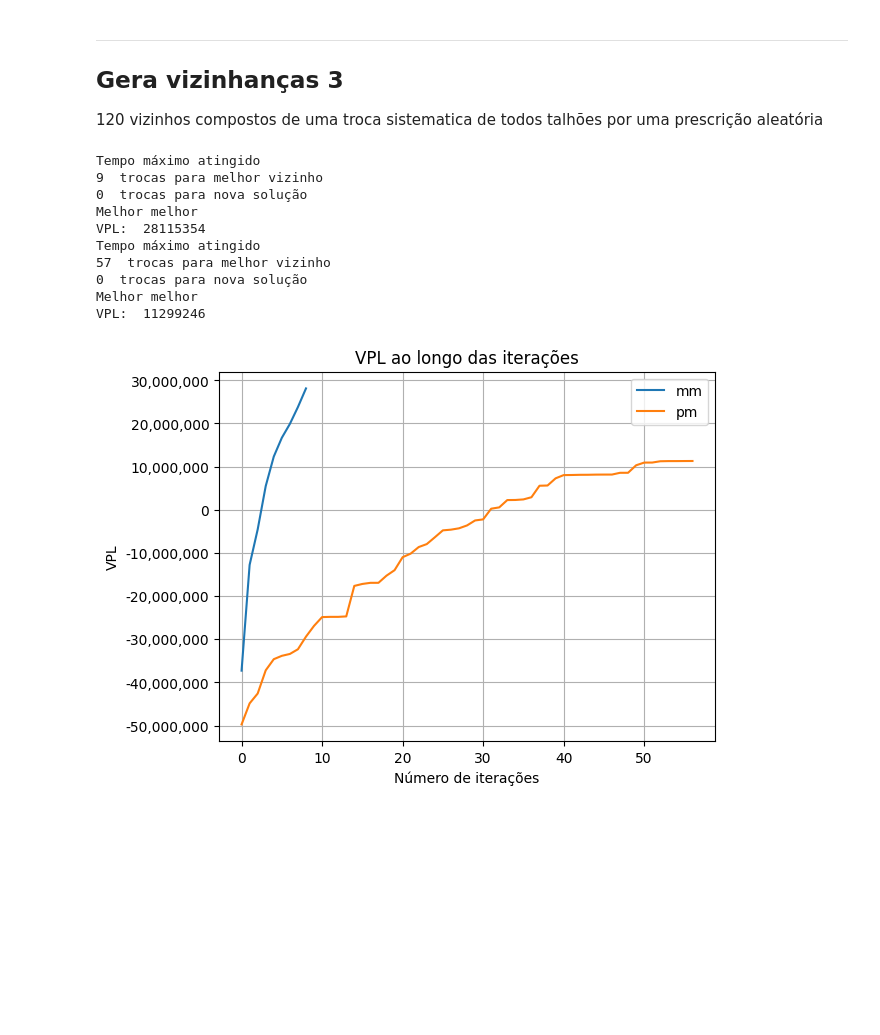
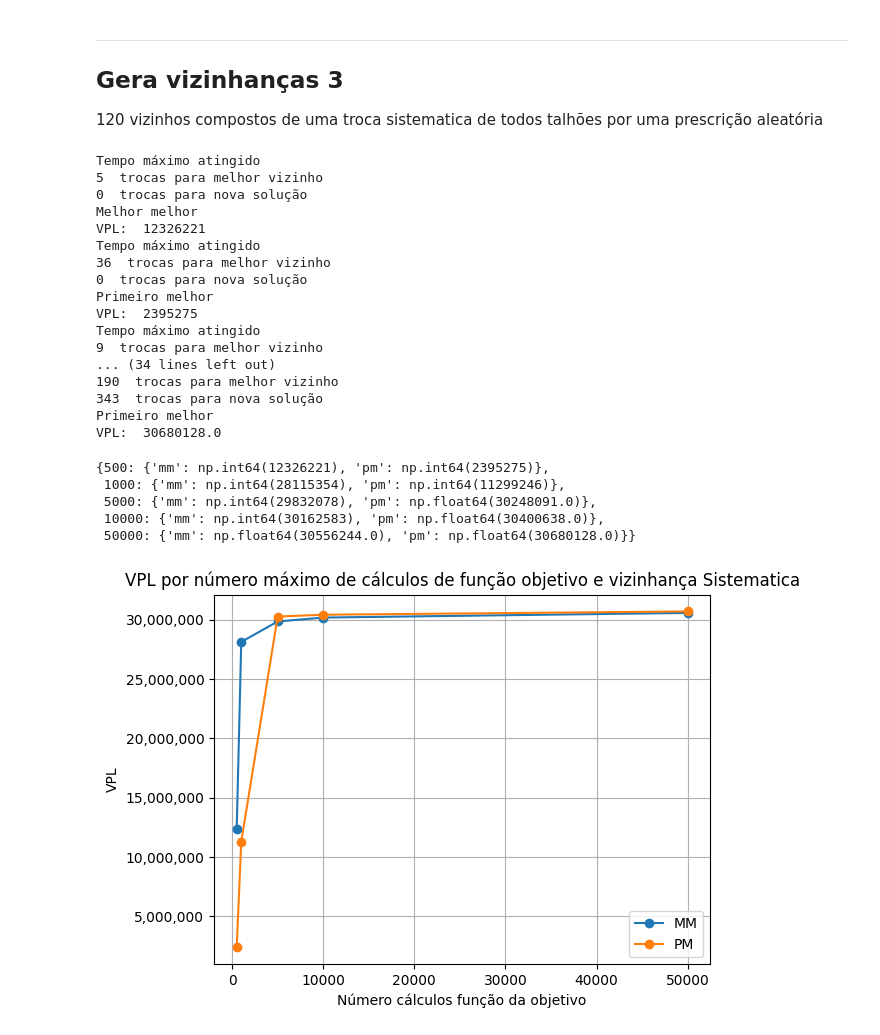
Before and after one commit to gabrielramos731/planejamento-florestal, a Jupyter notebook: T2-BH/T2/T2_bh.ipynb, the cells around one changed output. Saved outputs shown, nothing was run; the diff lists cells and outputs as text; code cells hidden in the pictures; blank space fills up the shorter version.

```diff
--- a/T2-BH/T2/T2_bh.ipynb
+++ b/T2-BH/T2/T2_bh.ipynb
@@ -318,31 +427,58 @@ plota_volume(df_2, sol_busca_local)
 
 120 vizinhos compostos de uma troca sistematica de todos talhões por uma prescrição aleatória
 # %%
-vpl_busca_local, sol_busca_local = busca_local(df_2,
-                                               solucoes_alpha[2],
-                                               seed=11,
-                                               max_calculos_obj=1000,
-                                               metodo='mm',
-                                               vizinhanca='sistematica')
-print('Melhor melhor\nVPL: ', vpl_busca_local)
+v3_num_calc_vpl = {num: {'mm': 0, 'pm': 0} for num in num_calculos_obj}
 
-vpl_busca_local, sol_busca_local = busca_local(df_2,
-                                               solucoes_alpha[2],
-                                               seed=11,
-                                               max_calculos_obj=1000,
-                                               metodo='pm',
-                                               vizinhanca='sistematica')
-print('Melhor melhor\nVPL: ', vpl_busca_local)
+for max_calculos_obj in v3_num_calc_vpl.items():
+    calculos_dict = max_calculos_obj[1]
+
+    vpl_busca_local, sol_busca_local = busca_local(df_2,
+                                                   solucoes_alpha[2],
+                                                   seed=11,
+                                                   max_calculos_obj=max_calculos_obj[0],
+                                                    # tempo_max=10,
+                                                   metodo='mm',
+                                                   vizinhanca='sistematica')
+    print('Melhor melhor\nVPL: ', vpl_busca_local)
+    calculos_dict['mm'] = vpl_busca_local
+
+    vpl_busca_local, sol_busca_local = busca_local(df_2,
+                                                    solucoes_alpha[2],
+                                                    seed=11,
+                                                    max_calculos_obj=max_calculos_obj[0],
+                                                    # tempo_max=10,
+                                                    metodo='pm',
+                                                    vizinhanca='sistematica')
+    calculos_dict['pm'] = vpl_busca_local
+    print('Primeiro melhor\nVPL: ', vpl_busca_local)
 # %% [output]
+Tempo máximo atingido
+5  trocas para melhor vizinho
+0  trocas para nova solução
+Melhor melhor
+VPL:  12326221
+Tempo máximo atingido
+36  trocas para melhor vizinho
+0  trocas para nova solução
+Primeiro melhor
+VPL:  2395275
 Tempo máximo atingido
 9  trocas para melhor vizinho
-0  trocas para nova solução
-Melhor melhor
-VPL:  28115354
-Tempo máximo atingido
-57  trocas para melhor vizinho
-0  trocas para nova solução
-Melhor melhor
-VPL:  11299246
+... (34 lines left out)
+190  trocas para melhor vizinho
+343  trocas para nova solução
+Primeiro melhor
+VPL:  30680128.0
-[figure, removed]
+# %%
+v3_num_calc_vpl
+# %% [output]
+{500: {'mm': np.int64(12326221), 'pm': np.int64(2395275)},
+ 1000: {'mm': np.int64(28115354), 'pm': np.int64(11299246)},
+ 5000: {'mm': np.int64(29832078), 'pm': np.float64(30248091.0)},
+ 10000: {'mm': np.int64(30162583), 'pm': np.float64(30400638.0)},
+ 50000: {'mm': np.float64(30556244.0), 'pm': np.float64(30680128.0)}}
+# %%
+plot_calculos_obj(v3_num_calc_vpl, vizinhanca='sistematica')
+# %% [output]
+[figure, added]
 # %%
```
Also changed, not shown: parts of 12 cells of this notebook.
